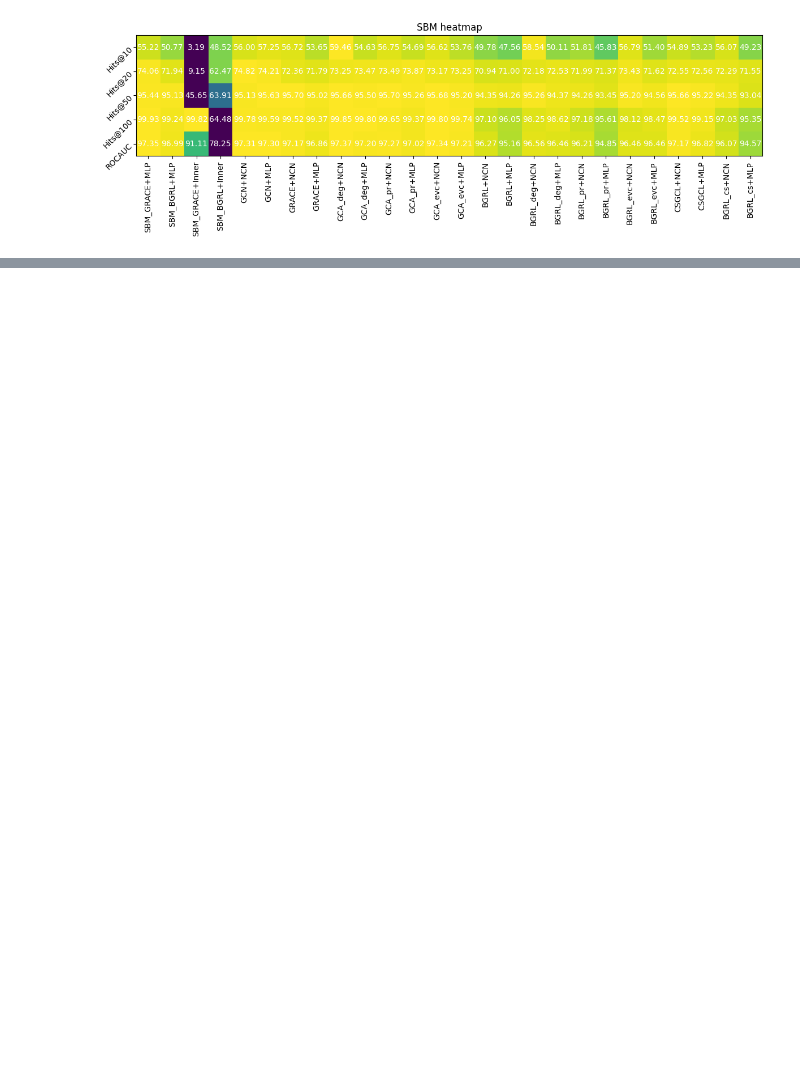
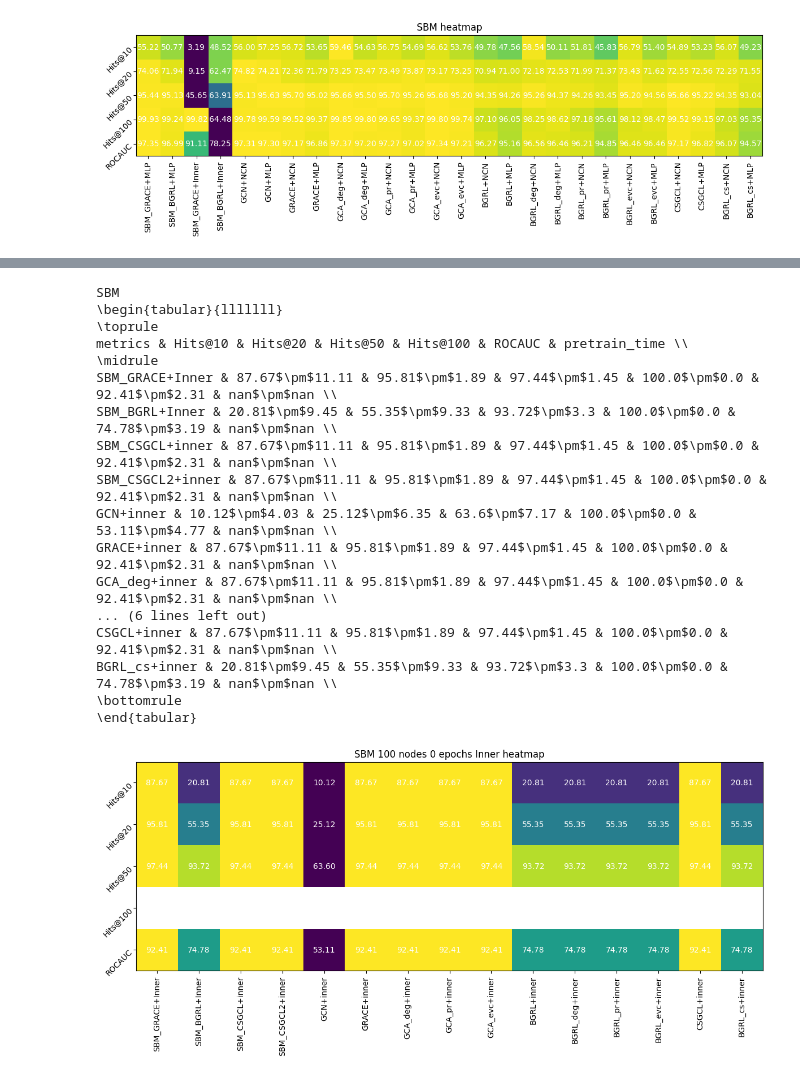
Before and after one commit to valentincuzin/GCL-Link-Prediction, a Jupyter notebook: Comparative_Study/output/Analysis.ipynb, the cells around one changed output, grey strips where cells are left out. Saved outputs shown, nothing was run; the diff lists cells and outputs as text; code cells hidden in the pictures; blank space fills up the shorter version.

```diff
--- a/Comparative_Study/output/Analysis.ipynb
+++ b/Comparative_Study/output/Analysis.ipynb
@@ -400,0 +430,29 @@ BGRL_cs+MLP & 49.23$\pm$9.79 & 71.55$\pm$3.81 & 93.04$\pm$2.19 & 95.35$\pm$1.2 &
+# %%
+data_sbm_inner_100_0epoch = pd.read_csv('./SBM_inner_0_res.csv', sep=';').T
+data_sbm_inner_100_0epoch.columns = data_sbm_inner_100_0epoch.loc['metrics']
+data_sbm_inner_100_0epoch.drop(index='metrics', inplace=True)
+data_sbm_inner_100_0epoch.index = data_sbm_inner_100_0epoch.index.str.replace('Cora ', '', regex=False)
+print('SBM')
+print(data_sbm_inner_100_0epoch.to_latex(
+        index=True, formatters={"name": str.upper}, float_format="{:.1f}".format
+    ))
+heatmap(data_sbm_inner_100_0epoch, 'SBM 100 nodes 0 epochs Inner heatmap')
+# %% [output]
+SBM
+\begin{tabular}{lllllll}
+\toprule
+metrics & Hits@10 & Hits@20 & Hits@50 & Hits@100 & ROCAUC & pretrain_time \\
+\midrule
+SBM_GRACE+Inner & 87.67$\pm$11.11 & 95.81$\pm$1.89 & 97.44$\pm$1.45 & 100.0$\pm$0.0 & 92.41$\pm$2.31 & nan$\pm$nan \\
+SBM_BGRL+Inner & 20.81$\pm$9.45 & 55.35$\pm$9.33 & 93.72$\pm$3.3 & 100.0$\pm$0.0 & 74.78$\pm$3.19 & nan$\pm$nan \\
+SBM_CSGCL+inner & 87.67$\pm$11.11 & 95.81$\pm$1.89 & 97.44$\pm$1.45 & 100.0$\pm$0.0 & 92.41$\pm$2.31 & nan$\pm$nan \\
+SBM_CSGCL2+inner & 87.67$\pm$11.11 & 95.81$\pm$1.89 & 97.44$\pm$1.45 & 100.0$\pm$0.0 & 92.41$\pm$2.31 & nan$\pm$nan \\
+GCN+inner & 10.12$\pm$4.03 & 25.12$\pm$6.35 & 63.6$\pm$7.17 & 100.0$\pm$0.0 & 53.11$\pm$4.77 & nan$\pm$nan \\
+GRACE+inner & 87.67$\pm$11.11 & 95.81$\pm$1.89 & 97.44$\pm$1.45 & 100.0$\pm$0.0 & 92.41$\pm$2.31 & nan$\pm$nan \\
+GCA_deg+inner & 87.67$\pm$11.11 & 95.81$\pm$1.89 & 97.44$\pm$1.45 & 100.0$\pm$0.0 & 92.41$\pm$2.31 & nan$\pm$nan \\
+... (6 lines left out)
+CSGCL+inner & 87.67$\pm$11.11 & 95.81$\pm$1.89 & 97.44$\pm$1.45 & 100.0$\pm$0.0 & 92.41$\pm$2.31 & nan$\pm$nan \\
+BGRL_cs+inner & 20.81$\pm$9.45 & 55.35$\pm$9.33 & 93.72$\pm$3.3 & 100.0$\pm$0.0 & 74.78$\pm$3.19 & nan$\pm$nan \\
+\bottomrule
+\end{tabular}
+[figure, added]
```
Also changed, not shown: parts of 2 cells of this notebook, 7 other files.
